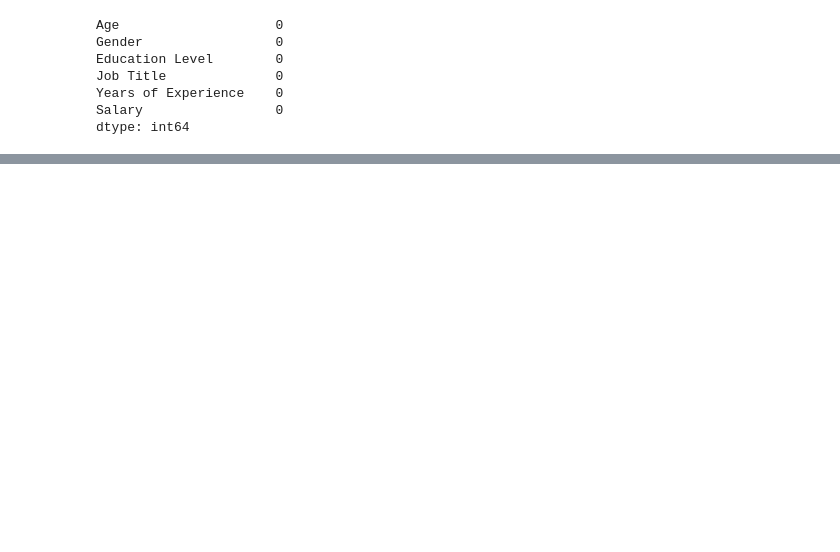
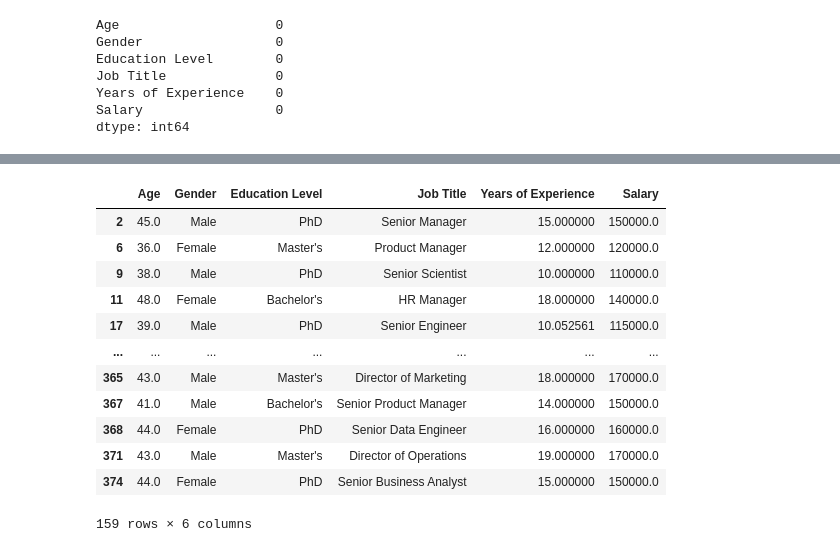
Before and after one commit to entixl/employe_salary_predection, a Jupyter notebook: salary_predection.ipynb, the cells around one changed output, grey strips where cells are left out. Cells and saved outputs as stored; diff of their text form; code cells hidden in the pictures; blank space fills up the shorter version.

```diff
--- a/salary_predection.ipynb
+++ b/salary_predection.ipynb
@@ -54,0 +259,16 @@ df.to_csv("Salary_Data_Cleaned.csv", index=False)
+# %%
+df[df["Salary"] > 100000]
+# %% [output]
+|  | Age | Gender | Education Level | Job Title | Years of Experience | Salary |
+| 2 | 45.0 | Male | PhD | Senior Manager | 15.000000 | 150000.0 |
+| 6 | 36.0 | Female | Master's | Product Manager | 12.000000 | 120000.0 |
+| 9 | 38.0 | Male | PhD | Senior Scientist | 10.000000 | 110000.0 |
+| 11 | 48.0 | Female | Bachelor's | HR Manager | 18.000000 | 140000.0 |
+| 17 | 39.0 | Male | PhD | Senior Engineer | 10.052561 | 115000.0 |
+| ... | ... | ... | ... | ... | ... | ... |
+| 365 | 43.0 | Male | Master's | Director of Marketing | 18.000000 | 170000.0 |
+| 367 | 41.0 | Male | Bachelor's | Senior Product Manager | 14.000000 | 150000.0 |
+| 368 | 44.0 | Female | PhD | Senior Data Engineer | 16.000000 | 160000.0 |
+| 371 | 43.0 | Male | Master's | Director of Operations | 19.000000 | 170000.0 |
+| 374 | 44.0 | Female | PhD | Senior Business Analyst | 15.000000 | 150000.0 |
+159 rows × 6 columns
```
Also changed, not shown: parts of 35 cells of this notebook.
